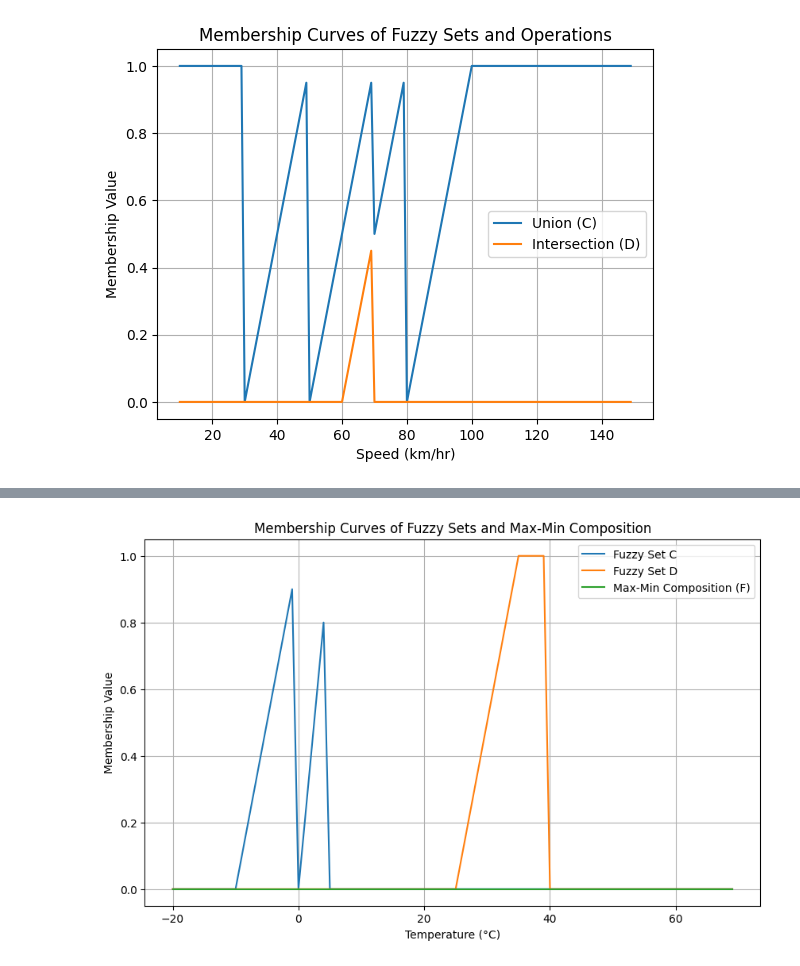
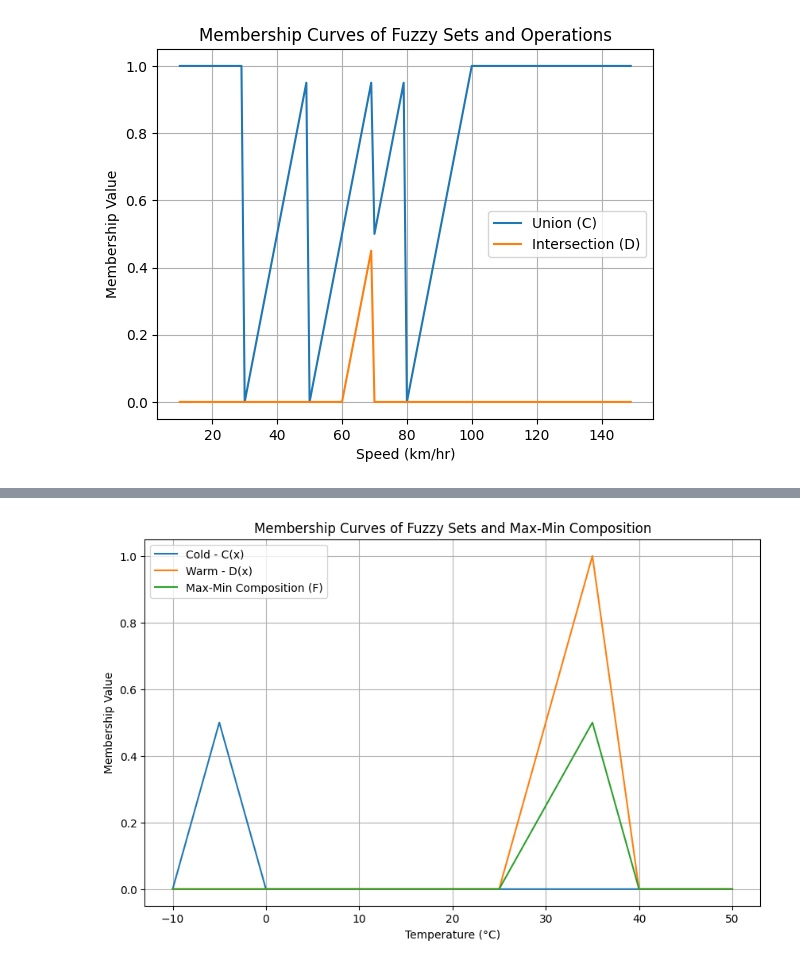
Before and after one commit to v-e-d-a/Soft-Computing-CS-3183, a Jupyter notebook: Assignment2.ipynb, the cells around one changed output, grey strips where cells are left out. Saved outputs shown, nothing was run; the diff lists cells and outputs as text; code cells hidden in the pictures.

```diff
--- a/Assignment2.ipynb
+++ b/Assignment2.ipynb
@@ -60,9 +60,6 @@ plt.show()
 # %% [output]
 [figure]
 # %%
-import matplotlib.pyplot as plt
-import numpy as np
-
 # Define the membership functions for fuzzy sets C and D
 def membership_function_C(x):
     if x < -10:
@@ -84,13 +81,31 @@ def membership_function_D(x):
     else:
         return 0
 
-
 # Define the universe of discourse
-U = np.arange(-20, 70)
+U = np.arange(-10, 51, 5)
 
 # Calculate the membership values for fuzzy sets C and D
 membership_values_C = [membership_function_C(x) for x in U]
-membership_values_D = [membership_function_D(y) for y in U]
+membership_values_D = [membership_function_D(x) for x in U]
 
-# Perform Max-Min Composition to obtain fuzzy set F
-μF = np.minimum(membership_values_C, membership_values_D)
+a = len(membership_values_C)
+b = len(membership_values_D)
+
+# Convert membership_values_D to a column matrix
+membership_values_D_matrix = np.array([membership_values_D]).T
+
+# Perform element-wise multiplication
+result_matrix = np.multiply(membership_values_D_matrix, membership_values_C)
+
+# Print the result
+print(result_matrix)
+
+# Find the minimum of C(i) and result_matrix(i)
+# min_result_matrix = np.minimum(membership_values_D_matrix, result_matrix)
+
+# Print the minimum result matrix
+# print(min_result_matrix)
+
+max_min = np.max(result_matrix, axis=1)
+
+print(f"maximum {max_min}")
@@ -97,14 +127,14 @@ membership_values_D = [membership_function_D(y) for y in U]
 # %%
 # Plot the membership curve of fuzzy set F
 plt.figure(figsize=(10, 6))
-plt.plot(U, membership_values_C, label='Fuzzy Set C')
-plt.plot(U, membership_values_D, label='Fuzzy Set D')
-plt.plot(U, μF, label='Max-Min Composition (F)')
+plt.plot(U, membership_values_C, label='Cold - C(x)')
+plt.plot(U, membership_values_D, label='Warm - D(x)')
+plt.plot(U, max_min, label='Max-Min Composition (F)')
 plt.xlabel('Temperature (°C)')
 plt.ylabel('Membership Value')
 plt.title('Membership Curves of Fuzzy Sets and Max-Min Composition')
 plt.legend()
 plt.grid()
 plt.show()
 # %% [output]
-[figure, old version]
+[figure, new version]
```
Also changed, not shown: parts of 2 cells of this notebook.
